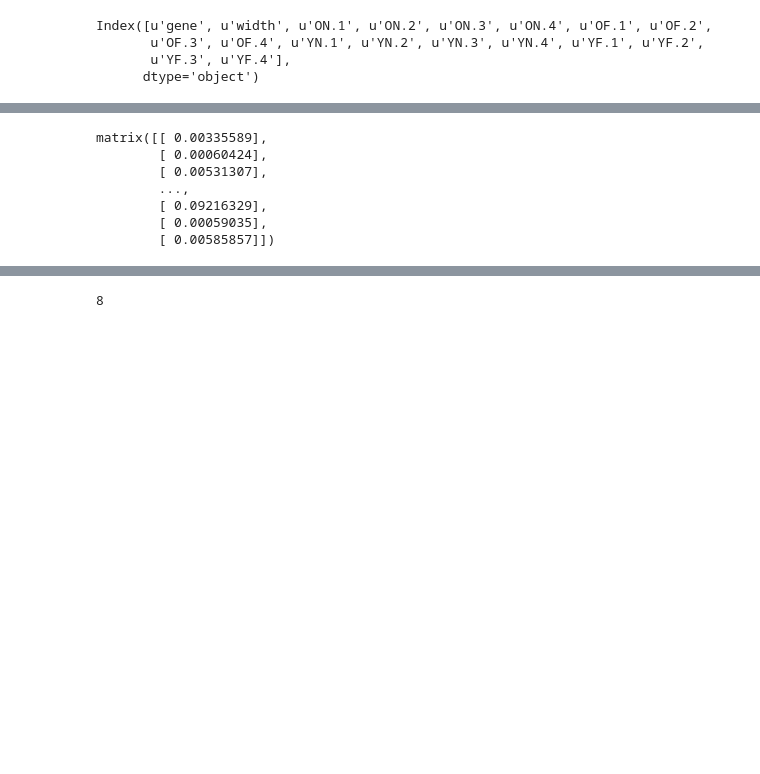
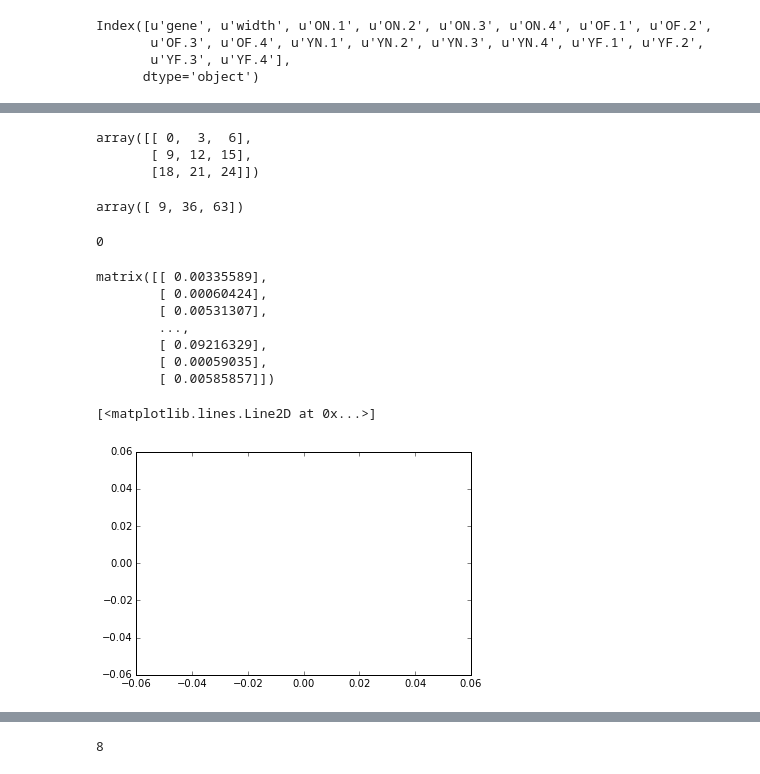
Before and after one commit to tjyacoub/Aging, a Jupyter notebook: notebooks/DIONESUS.12.15.15.ipynb, the cells around one changed output, grey strips where cells are left out. Cells and saved outputs as stored; diff of their text form; code cells hidden in the pictures; blank space fills up the shorter version.

```diff
--- a/notebooks/DIONESUS.12.15.15.ipynb
+++ b/notebooks/DIONESUS.12.15.15.ipynb
@@ -217,0 +241,6 @@ vips = vipp(x_matrix, target_y, pls.x_scores_, pls.x_weights_)
+# %%
+a
+# %% [output]
+array([[ 0,  3,  6],
+       [ 9, 12, 15],
+       [18, 21, 24]])
@@ -217,0 +249,4 @@ vips = vipp(x_matrix, target_y, pls.x_scores_, pls.x_weights_)
+# %%
+row_sums
+# %% [output]
+array([ 9, 36, 63])
@@ -218,3 +255,7 @@ vips = vipp(x_matrix, target_y, pls.x_scores_, pls.x_weights_)
+# %%
+new_mat[0][0]
+# %% [output]
+0
 # %%
 vips
 # %% [output]
@@ -228,3 +271,8 @@ matrix([[ 0.00335589],
+# %%
+plt.plot(vs)
+# %% [output]
+[<matplotlib.lines.Line2D at 0x...>]
+[figure, added]
 # %%
 c = 0
 for i in isets:
```
Also changed, not shown: parts of 17 cells of this notebook, 1 other file.
